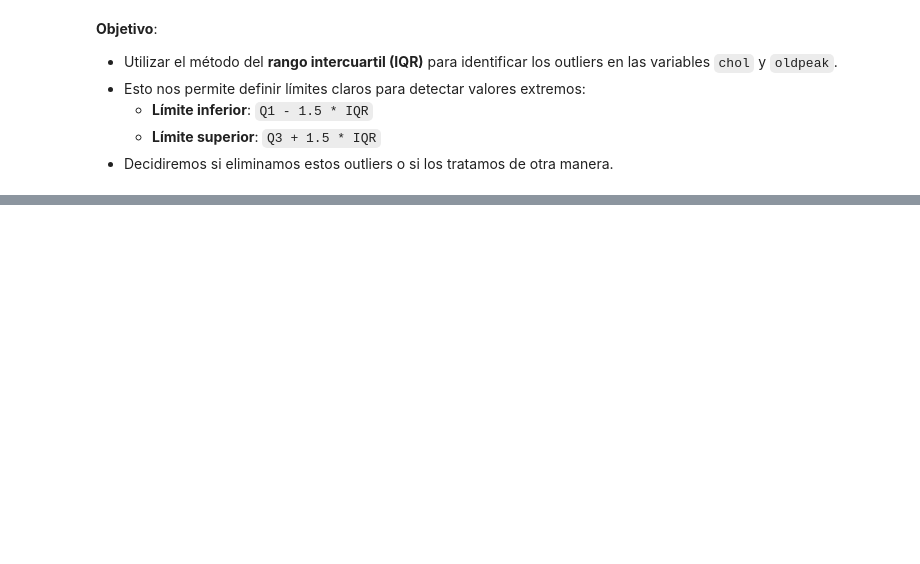
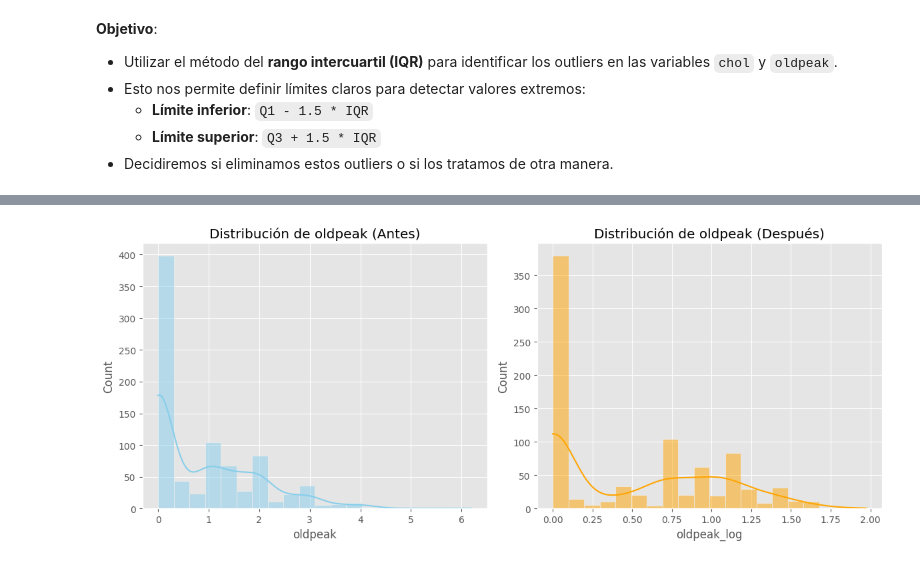
Before and after one commit to jarkillo/Missing-Keys, a Jupyter notebook: Heart_con_teoria.ipynb, the cells around one changed output, grey strips where cells are left out. Cells and saved outputs as stored; diff of their text form; code cells hidden in the pictures; blank space fills up the shorter version.

```diff
--- a/Heart_con_teoria.ipynb
+++ b/Heart_con_teoria.ipynb
@@ -399,0 +557,8 @@ Outliers detectados en oldpeak: 16
+# %%
+# Eliminar valores negativos en 'oldpeak'
+uci_data = uci_data[uci_data['oldpeak'] >= 0]
+print(f"Registros después de eliminar oldpeak negativos: {uci_data.shape[0]}")
+
+# Confirmar que los valores extremos de 'chol' se mantienen
+extreme_chol = uci_data[uci_data['chol'] > 407.5]
+print(f"Cantidad de valores extremos en 'chol' después del filtrado: {len(extreme_chol)}")
@@ -399,0 +599,19 @@ Outliers detectados en oldpeak: 16
+# %%
+# Comparar distribuciones antes y después de la transformación
+fig, axes = plt.subplots(1, 2, figsize=(12, 5))
+
+# Antes de la transformación
+sns.histplot(uci_data['oldpeak'], bins=20, kde=True, color="skyblue", ax=axes[0])
+axes[0].set_title('Distribución de oldpeak (Antes)')
+
+# Aplicar transformación logarítmica
+uci_data['oldpeak_log'] = np.log1p(uci_data['oldpeak'])
+
+# Después de la transformación
+sns.histplot(uci_data['oldpeak_log'], bins=20, kde=True, color="orange", ax=axes[1])
+axes[1].set_title('Distribución de oldpeak (Después)')
+
+plt.tight_layout()
+plt.show()
+# %% [output]
+[figure, added]
```
Also changed, not shown: parts of 57 cells of this notebook, 1 other file.
